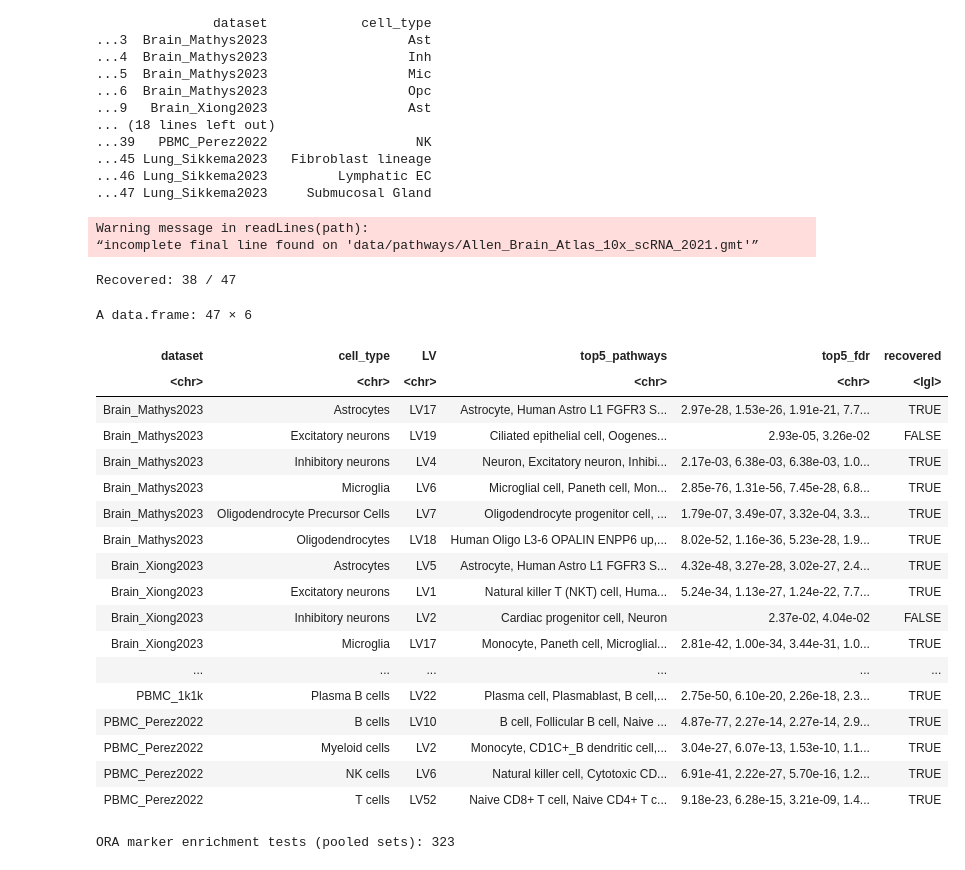
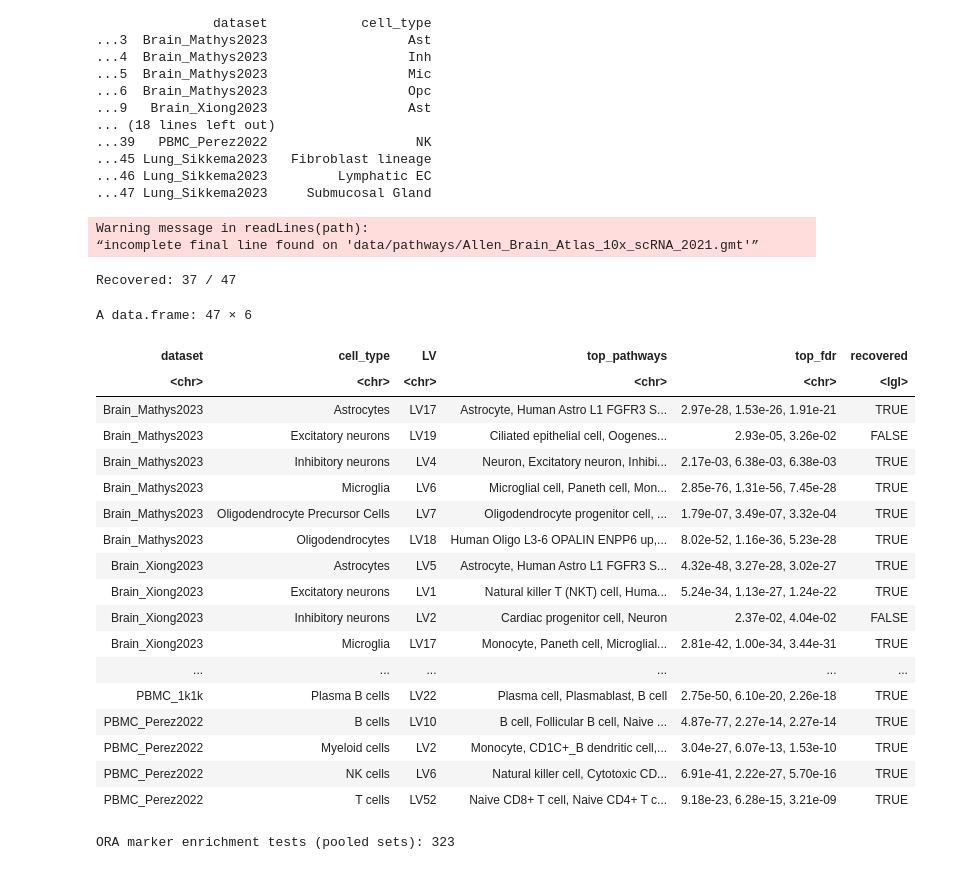
Before and after one commit to pivlab/clamp-analyses, a Jupyter notebook: nbs/03_model_biology/00_pseudobulk/02_disentangle.executed.ipynb, the cells around one changed output. Drawn from its saved outputs; the diff is of its cells as text; code cells hidden in the pictures.

```diff
--- a/nbs/03_model_biology/00_pseudobulk/02_disentangle.executed.ipynb
+++ b/nbs/03_model_biology/00_pseudobulk/02_disentangle.executed.ipynb
@@ -604,7 +604,7 @@ Cell types selected via correlation fallback (no one-vs-rest test possible):
 # %%
 # ORA per selected LV against the full marker database -- top 1% loading genes
 # (TOP_GENE_PCT) tested via clusterProfiler::enricher(). Reports up to the top
-# 20 significant pathways (FDR < 0.05, fewer than 20 if fewer clear it). If
+# 3 significant pathways (FDR < 0.05, fewer than 3 if fewer clear it). If
 # NOTHING clears FDR < 0.05 at 1%, retries once at TOP_GENE_PCT_FALLBACK (3%)
 # before giving up (NA). "recovered" = ANY of the reported pathways matches
 # the true pseudobulk cell type. All datasets use Cell_marker_Human.xlsx as
@@ -656,7 +656,8 @@ match_allen_prefix <- function(cell_type, terms) {
 }
 
 TOP_GENE_PCT_FALLBACK <- 0.03  # retried once for LVs with zero significant hits at TOP_GENE_PCT
-TOP_N_PATHWAYS        <- 20    # report up to this many significant hits, not just top 5
+TOP_N_PATHWAYS        <- 3     # report up to this many significant hits; rank-1 alone
+                               # misses matches sitting under a broader term
 
 run_enricher_once <- function(Z, LV, pct, term2gene_full, universe) {
     top_genes <- get_top_genes(Z, LV, pct)
@@ -667,7 +668,7 @@ run_enricher_once <- function(Z, LV, pct, term2gene_full, universe) {
         error = function(e) NULL)
 }
 
-run_lv_ora_top5 <- function(ds, LV, term2gene_full, universe) {
+run_lv_ora_topn <- function(ds, LV, term2gene_full, universe) {
     z_path <- file.path(MOD_ROOT, ds, "models", "CLAMPfull", "Z.csv")
     Z      <- read.csv(z_path, row.names = 1, check.names = FALSE)
 
@@ -679,67 +680,67 @@ run_lv_ora_top5 <- function(ds, LV, term2gene_full, universe) {
         sig <- if (!is.null(res) && nrow(res@result) > 0) res@result[res@result$p.adjust < 0.05, ] else res@result[0, ]
     }
     if (nrow(sig) == 0)
-        return(data.frame(top5_pathways = NA_character_, top5_fdr = NA_character_))
+        return(data.frame(top_pathways = NA_character_, top_fdr = NA_character_))
 
     topN <- head(sig[order(sig$p.adjust), ], TOP_N_PATHWAYS)
-    data.frame(top5_pathways = paste(topN$ID, collapse = ", "),
-               top5_fdr      = paste(formatC(topN$p.adjust, format = "e", digits = 2), collapse = ", "))
+    data.frame(top_pathways = paste(topN$ID, collapse = ", "),
+               top_fdr      = paste(formatC(topN$p.adjust, format = "e", digits = 2), collapse = ", "))
 }
 
 top_pathway_df <- dplyr::bind_rows(lapply(names(module_results), function(ds) {
     universe  <- module_results[[ds]]$universe
     term2gene_src <- if (ds %in% BRAIN_DS) c(cm_t2g, brain_t2g) else cm_t2g
     src_terms <- names(term2gene_src)
     term2gene_full <- dplyr::bind_rows(lapply(src_terms, function(t) {
         genes <- intersect(term2gene_src[[t]], universe)
         if (length(genes) == 0) return(NULL)
         data.frame(term = t, gene = genes, stringsAsFactors = FALSE)
     }))
     sel_ds <- selected_all_df[selected_all_df$dataset == ds, ]
     dplyr::bind_rows(lapply(seq_len(nrow(sel_ds)), function(i) {
         row <- sel_ds[i, ]
         cbind(row[, c("dataset", "cell_type", "LV")],
-              run_lv_ora_top5(ds, row$LV, term2gene_full, universe))
+              run_lv_ora_topn(ds, row$LV, term2gene_full, universe))
     }))
 }))
 
-any_of_top5 <- function(cell_type, top5_str) {
-    if (is.na(top5_str)) return(FALSE)
-    terms <- strsplit(top5_str, ", ")[[1]]
+any_of_topn <- function(cell_type, top_str) {
+    if (is.na(top_str)) return(FALSE)
+    terms <- strsplit(top_str, ", ")[[1]]
     any(match_aliases(cell_type, terms) | match_allen_prefix(cell_type, terms))
 }
-top_pathway_df$recovered <- mapply(any_of_top5, top_pathway_df$cell_type, top_pathway_df$top5_pathways)
+top_pathway_df$recovered <- mapply(any_of_topn, top_pathway_df$cell_type, top_pathway_df$top_pathways)
 
 top_pathway_table <- top_pathway_df
 top_pathway_table$cell_type <- ct_label(top_pathway_table$cell_type)
 top_pathway_table <- top_pathway_table[order(top_pathway_table$dataset, top_pathway_table$cell_type), ]
 rownames(top_pathway_table) <- NULL
 
 cat("Recovered:", sum(top_pathway_table$recovered), "/", nrow(top_pathway_table), "\n")
 top_pathway_table
 # %% [output]
 Warning message in readLines(path):
 “incomplete final line found on 'data/pathways/Allen_Brain_Atlas_10x_scRNA_2021.gmt'”
-Recovered: 38 / 47
+Recovered: 37 / 47
 A data.frame: 47 × 6
-| dataset | cell_type | LV | top5_pathways | top5_fdr | recovered |
+| dataset | cell_type | LV | top_pathways | top_fdr | recovered |
 | <chr> | <chr> | <chr> | <chr> | <chr> | <lgl> |
-| Brain_Mathys2023 | Astrocytes | LV17 | Astrocyte, Human Astro L1 FGFR3 S... | 2.97e-28, 1.53e-26, 1.91e-21, 7.7... | TRUE |
+| Brain_Mathys2023 | Astrocytes | LV17 | Astrocyte, Human Astro L1 FGFR3 S... | 2.97e-28, 1.53e-26, 1.91e-21 | TRUE |
 | Brain_Mathys2023 | Excitatory neurons | LV19 | Ciliated epithelial cell, Oogenes... | 2.93e-05, 3.26e-02 | FALSE |
-| Brain_Mathys2023 | Inhibitory neurons | LV4 | Neuron, Excitatory neuron, Inhibi... | 2.17e-03, 6.38e-03, 6.38e-03, 1.0... | TRUE |
-| Brain_Mathys2023 | Microglia | LV6 | Microglial cell, Paneth cell, Mon... | 2.85e-76, 1.31e-56, 7.45e-28, 6.8... | TRUE |
-| Brain_Mathys2023 | Oligodendrocyte Precursor Cells | LV7 | Oligodendrocyte progenitor cell, ... | 1.79e-07, 3.49e-07, 3.32e-04, 3.3... | TRUE |
-| Brain_Mathys2023 | Oligodendrocytes | LV18 | Human Oligo L3-6 OPALIN ENPP6 up,... | 8.02e-52, 1.16e-36, 5.23e-28, 1.9... | TRUE |
-| Brain_Xiong2023 | Astrocytes | LV5 | Astrocyte, Human Astro L1 FGFR3 S... | 4.32e-48, 3.27e-28, 3.02e-27, 2.4... | TRUE |
-| Brain_Xiong2023 | Excitatory neurons | LV1 | Natural killer T (NKT) cell, Huma... | 5.24e-34, 1.13e-27, 1.24e-22, 7.7... | TRUE |
+| Brain_Mathys2023 | Inhibitory neurons | LV4 | Neuron, Excitatory neuron, Inhibi... | 2.17e-03, 6.38e-03, 6.38e-03 | TRUE |
+| Brain_Mathys2023 | Microglia | LV6 | Microglial cell, Paneth cell, Mon... | 2.85e-76, 1.31e-56, 7.45e-28 | TRUE |
+| Brain_Mathys2023 | Oligodendrocyte Precursor Cells | LV7 | Oligodendrocyte progenitor cell, ... | 1.79e-07, 3.49e-07, 3.32e-04 | TRUE |
+| Brain_Mathys2023 | Oligodendrocytes | LV18 | Human Oligo L3-6 OPALIN ENPP6 up,... | 8.02e-52, 1.16e-36, 5.23e-28 | TRUE |
+| Brain_Xiong2023 | Astrocytes | LV5 | Astrocyte, Human Astro L1 FGFR3 S... | 4.32e-48, 3.27e-28, 3.02e-27 | TRUE |
+| Brain_Xiong2023 | Excitatory neurons | LV1 | Natural killer T (NKT) cell, Huma... | 5.24e-34, 1.13e-27, 1.24e-22 | TRUE |
 | Brain_Xiong2023 | Inhibitory neurons | LV2 | Cardiac progenitor cell, Neuron | 2.37e-02, 4.04e-02 | FALSE |
-| Brain_Xiong2023 | Microglia | LV17 | Monocyte, Paneth cell, Microglial... | 2.81e-42, 1.00e-34, 3.44e-31, 1.0... | TRUE |
+| Brain_Xiong2023 | Microglia | LV17 | Monocyte, Paneth cell, Microglial... | 2.81e-42, 1.00e-34, 3.44e-31 | TRUE |
 | ... | ... | ... | ... | ... | ... |
-| PBMC_1k1k | Plasma B cells | LV22 | Plasma cell, Plasmablast, B cell,... | 2.75e-50, 6.10e-20, 2.26e-18, 2.3... | TRUE |
-| PBMC_Perez2022 | B cells | LV10 | B cell, Follicular B cell, Naive ... | 4.87e-77, 2.27e-14, 2.27e-14, 2.9... | TRUE |
-| PBMC_Perez2022 | Myeloid cells | LV2 | Monocyte, CD1C+_B dendritic cell,... | 3.04e-27, 6.07e-13, 1.53e-10, 1.1... | TRUE |
-| PBMC_Perez2022 | NK cells | LV6 | Natural killer cell, Cytotoxic CD... | 6.91e-41, 2.22e-27, 5.70e-16, 1.2... | TRUE |
-| PBMC_Perez2022 | T cells | LV52 | Naive CD8+ T cell, Naive CD4+ T c... | 9.18e-23, 6.28e-15, 3.21e-09, 1.4... | TRUE |
+| PBMC_1k1k | Plasma B cells | LV22 | Plasma cell, Plasmablast, B cell | 2.75e-50, 6.10e-20, 2.26e-18 | TRUE |
+| PBMC_Perez2022 | B cells | LV10 | B cell, Follicular B cell, Naive ... | 4.87e-77, 2.27e-14, 2.27e-14 | TRUE |
+| PBMC_Perez2022 | Myeloid cells | LV2 | Monocyte, CD1C+_B dendritic cell,... | 3.04e-27, 6.07e-13, 1.53e-10 | TRUE |
+| PBMC_Perez2022 | NK cells | LV6 | Natural killer cell, Cytotoxic CD... | 6.91e-41, 2.22e-27, 5.70e-16 | TRUE |
+| PBMC_Perez2022 | T cells | LV52 | Naive CD8+ T cell, Naive CD4+ T c... | 9.18e-23, 6.28e-15, 3.21e-09 | TRUE |
 # %%
 # Pooled-marker-set ORA (module_results$marker_sets, the alias-grouped sets),
 # used for the recovery dot-grid plot below: rows = every candidate cell type
```
Also changed, not shown: parts of 4 cells of this notebook, 7 other files.
